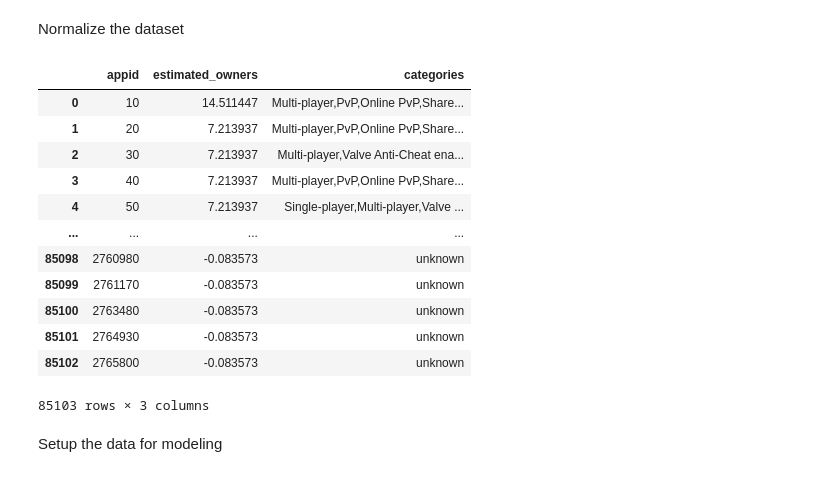
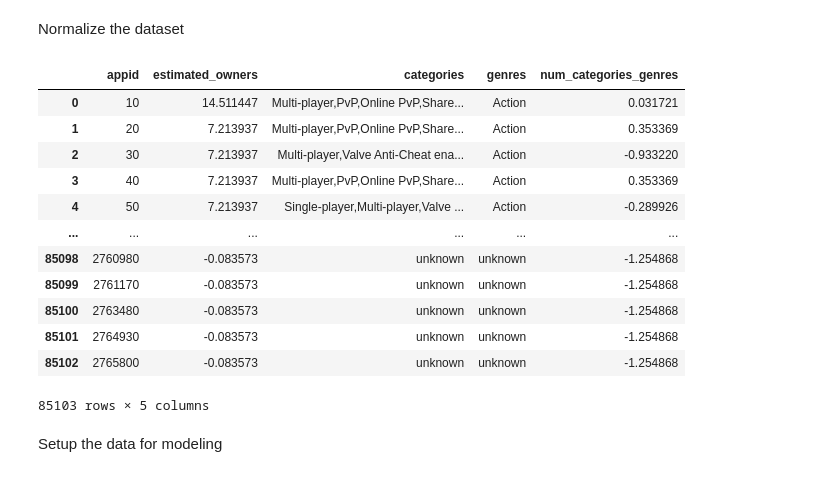
Before and after one commit to AlexOrtiz5/Games-Study, a Jupyter notebook: notebook/data_modeling.ipynb, the cells around one changed output. Saved outputs shown, nothing was run; the diff lists cells and outputs as text; code cells hidden in the pictures.

```diff
--- a/notebook/data_modeling.ipynb
+++ b/notebook/data_modeling.ipynb
@@ -1000,48 +992,54 @@ category_df
 85103 rows × 4 columns
 # %% [markdown]
 Normalize the dataset
+# %%
+# Create a function to count the number of categories and genres
+def count_categories_genres(row):
+    # Split the 'categories' and 'genres' strings into lists
+    categories_list = row['categories'].split(',') if not pd.isnull(row['categories']) else []
+    genres_list = row['genres'].split(',') if not pd.isnull(row['genres']) else []
+
+    # Count the number of unique categories and genres
+    num_categories = len(set(categories_list))
+    num_genres = len(set(genres_list))
+
+    # Return the total count
+    return num_categories + num_genres
 # %%
-# # Download NLTK stopwords data
-# nltk.download('stopwords')
+# Apply the function to create the new column
+category_df['num_categories_genres'] = category_df.apply(count_categories_genres, axis=1)
+category_df
 
 # Columns to convert to lists
-columns_to_convert = [ 'categories', 'genres']
+columns_to_convert = ['categories', 'genres']
 
 # Fill NaN values with an empty string
 category_df[columns_to_convert] = category_df[columns_to_convert].fillna('')
 
 # Normalize numerical features using StandardScaler
 numerical_columns = category_df.select_dtypes(include=['float64', 'int64']).columns.difference(['appid'])
 scaler = StandardScaler()
 category_df[numerical_columns] = scaler.fit_transform(category_df[numerical_columns])
 
 # One-hot encode categorical features
 categorical_columns = category_df.select_dtypes(include=['bool']).columns.difference(['appid'])
 category_df = pd.get_dummies(category_df, columns=categorical_columns, drop_first=True)
 
-category_df.drop(columns='genres', inplace=True)
-
-# # Use CountVectorizer to convert text columns to bag-of-words representation
-# count_vectorizer = CountVectorizer(stop_words=stopwords.words('english'))  # Use English stopwords
-# for column in columns_to_convert:
-#     column_bow = count_vectorizer.fit_transform(category_df[column])
-#     category_df = pd.concat([category_df, pd.DataFrame(column_bow.toarray(), columns=count_vectorizer.get_feature_names_out([column]))], axis=1)
-
 category_df
 # %% [output]
-|  | appid | estimated_owners | categories |
-| 0 | 10 | 14.511447 | Multi-player,PvP,Online PvP,Share... |
-| 1 | 20 | 7.213937 | Multi-player,PvP,Online PvP,Share... |
-| 2 | 30 | 7.213937 | Multi-player,Valve Anti-Cheat ena... |
-| 3 | 40 | 7.213937 | Multi-player,PvP,Online PvP,Share... |
-| 4 | 50 | 7.213937 | Single-player,Multi-player,Valve ... |
-| ... | ... | ... | ... |
-| 85098 | 2760980 | -0.083573 | unknown |
-| 85099 | 2761170 | -0.083573 | unknown |
-| 85100 | 2763480 | -0.083573 | unknown |
-| 85101 | 2764930 | -0.083573 | unknown |
-| 85102 | 2765800 | -0.083573 | unknown |
+|  | appid | estimated_owners | categories | genres | num_categories_genres |
+| 0 | 10 | 14.511447 | Multi-player,PvP,Online PvP,Share... | Action | 0.031721 |
+| 1 | 20 | 7.213937 | Multi-player,PvP,Online PvP,Share... | Action | 0.353369 |
+| 2 | 30 | 7.213937 | Multi-player,Valve Anti-Cheat ena... | Action | -0.933220 |
+| 3 | 40 | 7.213937 | Multi-player,PvP,Online PvP,Share... | Action | 0.353369 |
+| 4 | 50 | 7.213937 | Single-player,Multi-player,Valve ... | Action | -0.289926 |
+| ... | ... | ... | ... | ... | ... |
+| 85098 | 2760980 | -0.083573 | unknown | unknown | -1.254868 |
+| 85099 | 2761170 | -0.083573 | unknown | unknown | -1.254868 |
+| 85100 | 2763480 | -0.083573 | unknown | unknown | -1.254868 |
+| 85101 | 2764930 | -0.083573 | unknown | unknown | -1.254868 |
+| 85102 | 2765800 | -0.083573 | unknown | unknown | -1.254868 |
-85103 rows × 3 columns
+85103 rows × 5 columns
 # %% [markdown]
 Setup the data for modeling
 # %%
```
Also changed, not shown: parts of 11 cells of this notebook.
